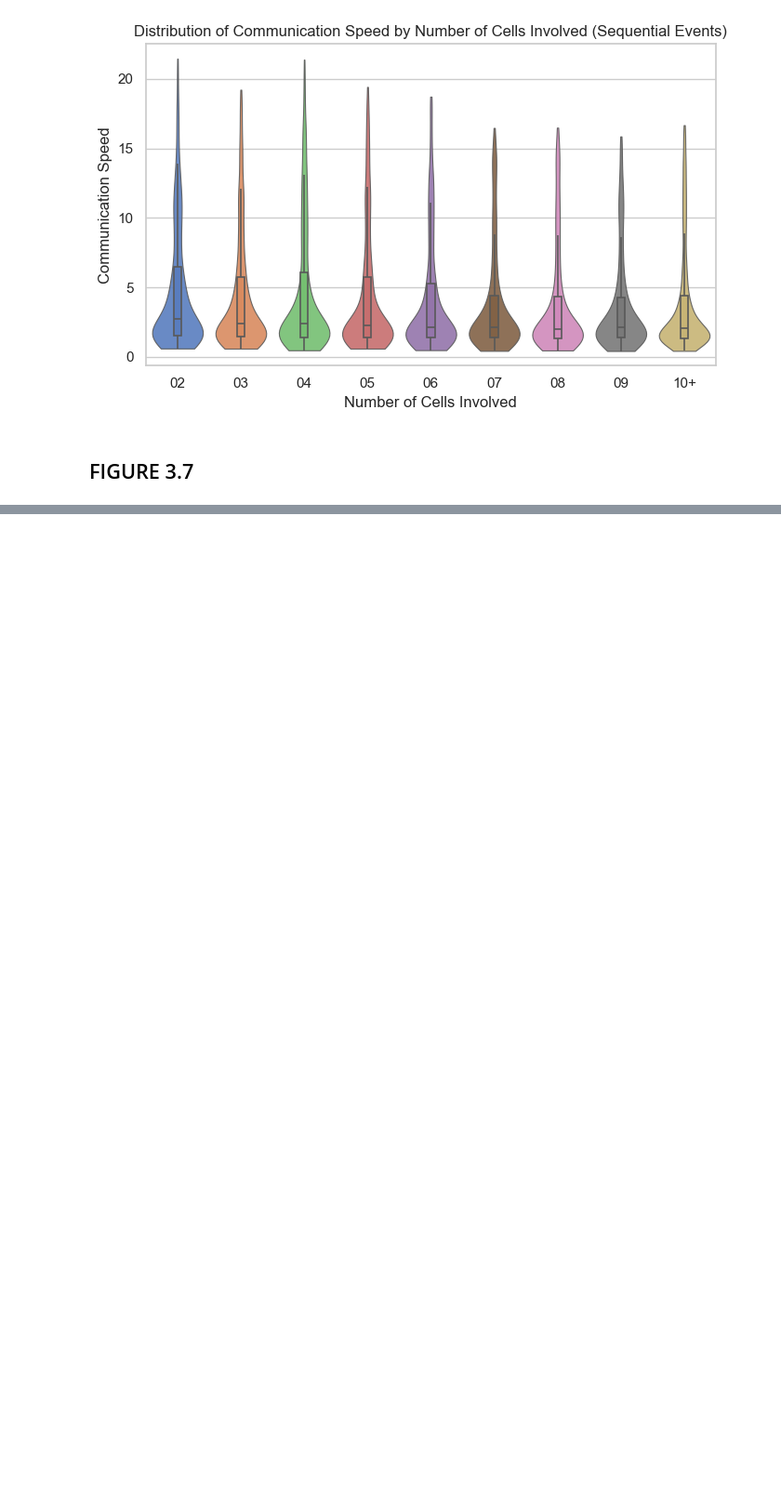
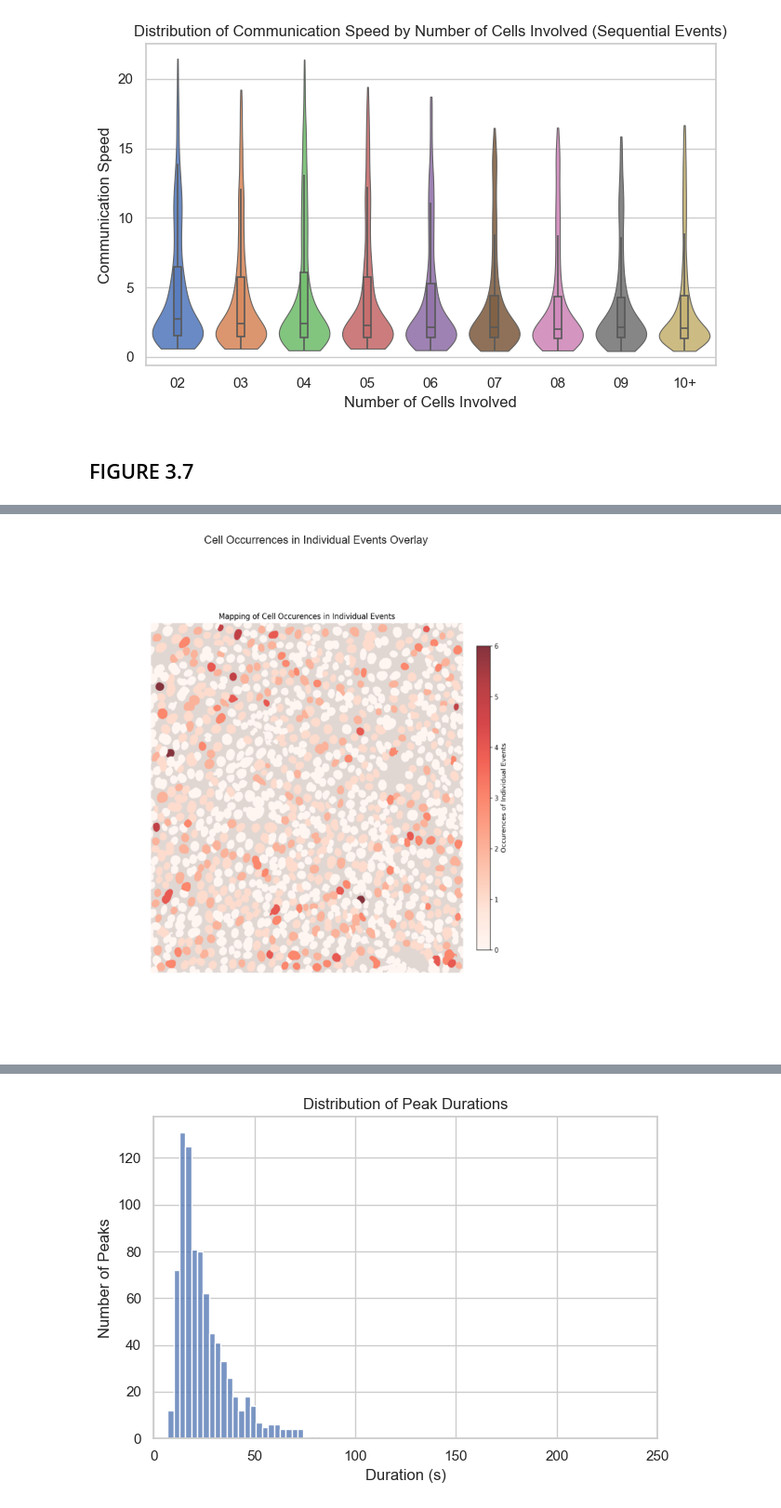
Before and after one commit to hamelmateo/CaSTIA-AF, a Jupyter notebook: notebooks/figures_official_plots.ipynb, the cells around one changed output, grey strips where cells are left out. Shown at 93% size. Cells and saved outputs as stored; diff of their text form; code cells hidden in the pictures; blank space fills up the shorter version.

```diff
--- a/notebooks/figures_official_plots.ipynb
+++ b/notebooks/figures_official_plots.ipynb
@@ -776,0 +1032,78 @@ Passing `palette` without assigning `hue` is deprecated and will be removed in v
+# %%
+control_individual_peaks = control_peaks[control_peaks["In event"] == "individual"].copy()
+
+visualize_image(
+    image_source=reference_dataset["path"],
+    image_name="cell-mapping/cell_occurences_in_individual_events_overlay.png",
+    title="Cell Occurrences in Individual Events Overlay",
+    figsize=(7, 8)
+)
+
+plot_histogram(
+    df=reference_peaks[reference_peaks["In event"] == "individual"],
+    column="Duration (s)",
+    title="Distribution of Peak Durations",
+    ylabel="Number of Peaks",
+    bin_width=3,
+    filter_outliers=True,
+    outliers_bounds=(3, 3),
+    return_outliers=False,
+    x_axis_boundaries=(0, 250),
+    save_svg_path=figure_path / "figure_3_10/reference_peaks_duration_distribution_individual_events.svg"
+)
+plot_histogram(
+    df=reference_peaks[reference_peaks["In event"] == "individual"],
+    column="Prominence (noise std units)",
+    title="Distribution of Peak Prominences",
+    ylabel="Number of Peaks",
+    bin_width=3,
+    filter_outliers=True,
+    outliers_bounds=(3, 3),
+    return_outliers=False,
+    x_axis_boundaries=(0, 400),
+    save_svg_path=figure_path / "figure_3_10/reference_peaks_prominence_distribution_individual_events.svg"
+)
+
+control_cells["Involved in individual event"] = control_cells["Occurences in individual events"].apply(lambda x: "Involved in individual event" if x > 0 else "Not involved in individual event")
+control_cells["dataset name"] = control_cells['date'].astype(str) + " - " + control_cells['image_sequence'].astype(str)
+
+plot_category_distribution_by_dataset(
+    df=control_cells,
+    category_col="Involved in individual event",
+    dataset_col="dataset name",
+    title="Involvement in Individual Events by Dataset",
+    save_path=figure_path / "figure_3_10/control_cells_involvement_in_individual_events_by_dataset.svg"
+)
+
+control_peaks["dataset name"] = control_peaks['date'].astype(str) + " - " + control_peaks['image_sequence'].astype(str)
+
+plot_violin(
+    df=control_individual_peaks,
+    x="dataset name",
+    y="Duration (s)",
+    title="Individual Peaks - Duration Distribution",
+    ylabel="Duration (s)",
+    xlabel="Dataset",
+    width=0.8,
+    filter_outliers=True,
+    outliers_bounds=(3, 3),
+    dodge=False,
+    outliers_bygroup="dataset name",
+    save_svg_path=figure_path / "figure_3_10/control_individual_peaks_duration_distribution.svg"
+)
+plot_violin(
+    df=control_individual_peaks,
+    x="dataset name",
+    y="Prominence (noise std units)",
+    title="Individual Peaks - Prominence Distribution",
+    ylabel="Prominence (noise std units)",
+    xlabel="Dataset",
+    width=0.8,
+    filter_outliers=True,
+    outliers_bounds=(3, 3),
+    dodge=False,
+    outliers_bygroup="dataset name",
+    save_svg_path=figure_path / "figure_3_10/control_individual_peaks_prominence_distribution.svg"
+)
+# %% [output]
+[figure, added]
@@ -776,0 +1112 @@ Passing `palette` without assigning `hue` is deprecated and will be removed in v
+[figure, added]
```
Also changed, not shown: parts of 14 cells of this notebook, 3 other files.
